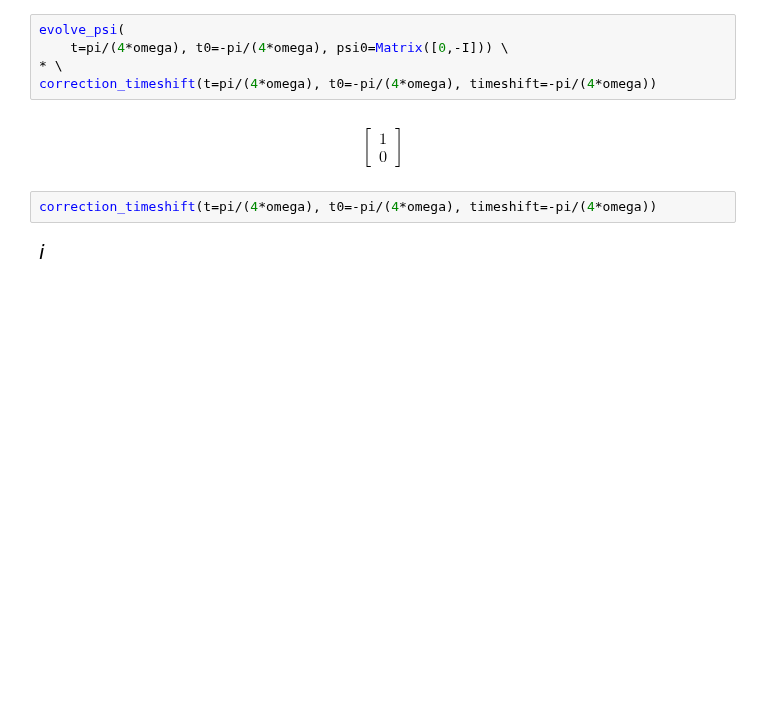
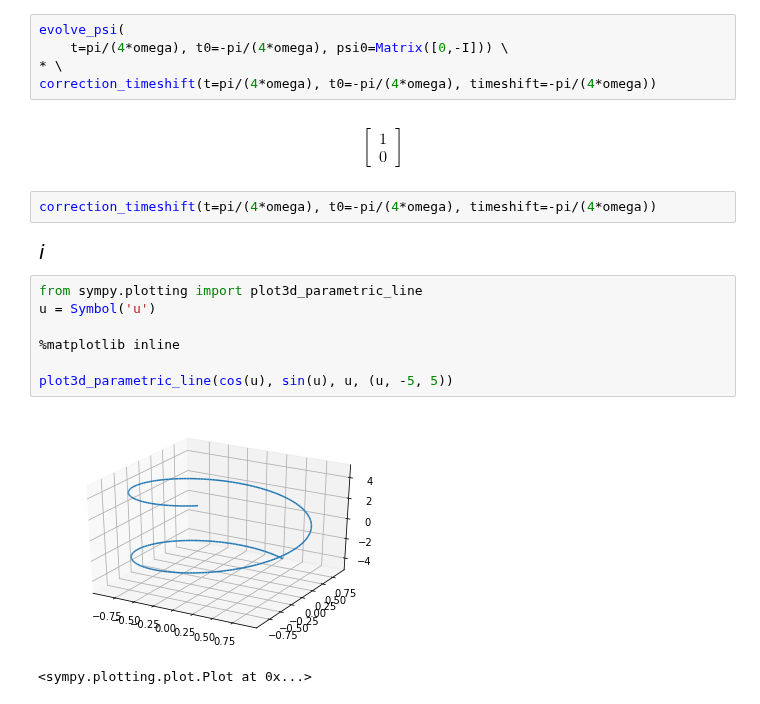
Before and after one commit to gderosa/timeq, a Jupyter notebook: comp/sympy/moreva.ipynb, the cells around one changed output. Cells and saved outputs as stored; diff of their text form; blank space fills up the shorter version.

Commit message:
stub plotting

```diff
--- a/comp/sympy/moreva.ipynb
+++ b/comp/sympy/moreva.ipynb
@@ -96,3 +105,13 @@ $$\left[\begin{matrix}1\\0\end{matrix}\right]$$
 correction_timeshift(t=pi/(4*omega), t0=-pi/(4*omega), timeshift=-pi/(4*omega))
 # %% [output]
 [figure]
+# %%
+from sympy.plotting import plot3d_parametric_line
+u = Symbol('u')
+
+%matplotlib inline
+
+plot3d_parametric_line(cos(u), sin(u), u, (u, -5, 5))
+# %% [output]
+[figure, added]
+<sympy.plotting.plot.Plot at 0x...>
```
Also changed, not shown: parts of 4 cells of this notebook, 1 other file.
